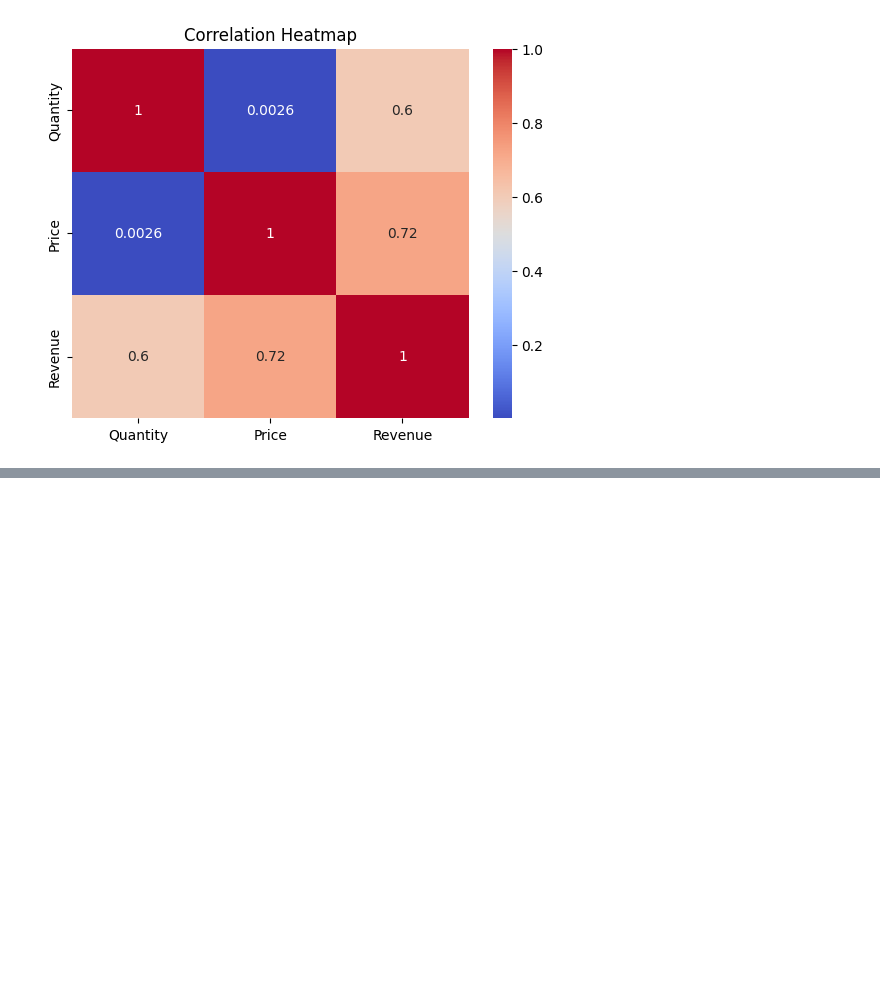
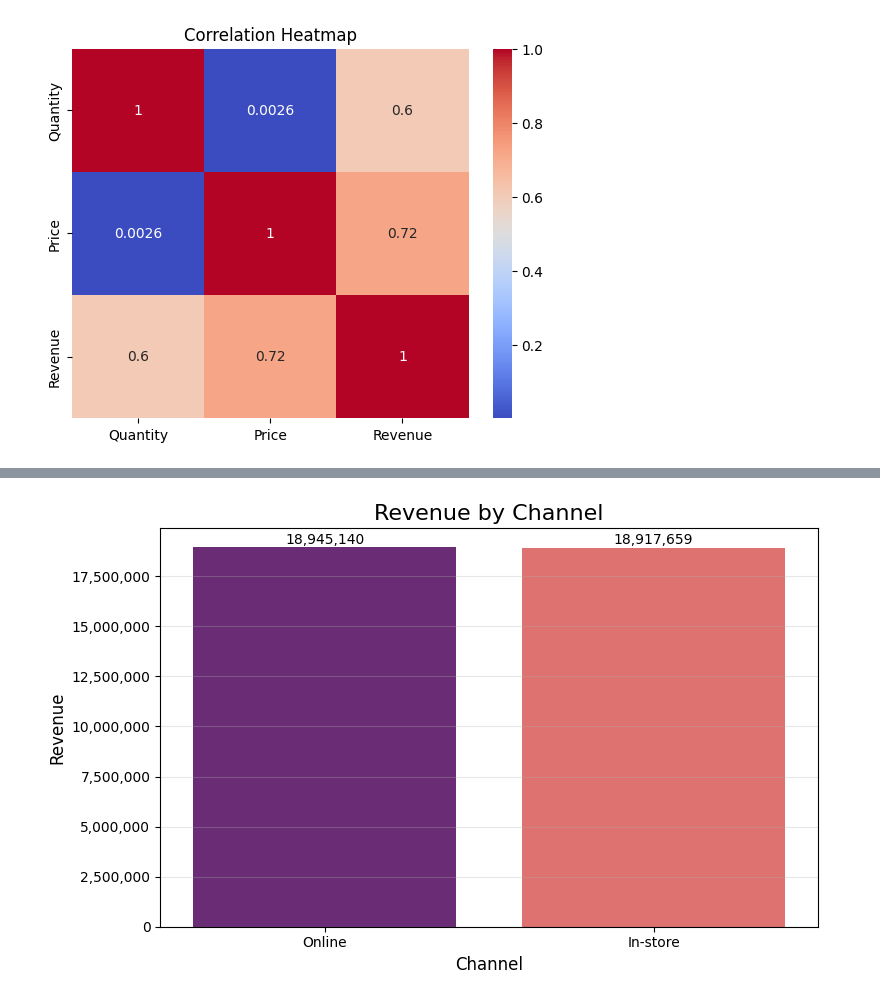
Before and after one commit to rashmimurali/Customer-Segmentation, a Jupyter notebook: CustomerSegmentation.ipynb, the cells around one changed output, grey strips where cells are left out. Cells and saved outputs as stored; diff of their text form; code cells hidden in the pictures; blank space fills up the shorter version.

```diff
--- a/CustomerSegmentation.ipynb
+++ b/CustomerSegmentation.ipynb
@@ -169,0 +202,25 @@ plt.show()
+# %%
+# ---------------------------
+# Step 1: Revenue by Channel
+# ---------------------------
+channel_revenue = df.groupby("Channel")["Revenue"].sum().sort_values(ascending=False)
+
+# ---------------------------
+# Step 2: Plot
+# ---------------------------
+plt.figure(figsize=(8,5))
+sns.barplot(x=channel_revenue.index, y=channel_revenue.values, palette="magma",hue=channel_revenue.index, legend=False)
+
+# Annotate bars
+for i, value in enumerate(channel_revenue.values):
+    plt.text(i, value + value*0.01, f"{value:,.0f}", ha='center', fontsize=10)
+
+plt.title("Revenue by Channel", fontsize=16)
+plt.xlabel("Channel", fontsize=12)
+plt.ylabel("Revenue", fontsize=12)
+plt.gca().yaxis.set_major_formatter(mtick.StrMethodFormatter('{x:,.0f}'))
+plt.grid(axis='y', alpha=0.3)
+plt.tight_layout()
+plt.show()
+# %% [output]
+[figure, added]
```
Also changed, not shown: parts of 2 cells of this notebook.
